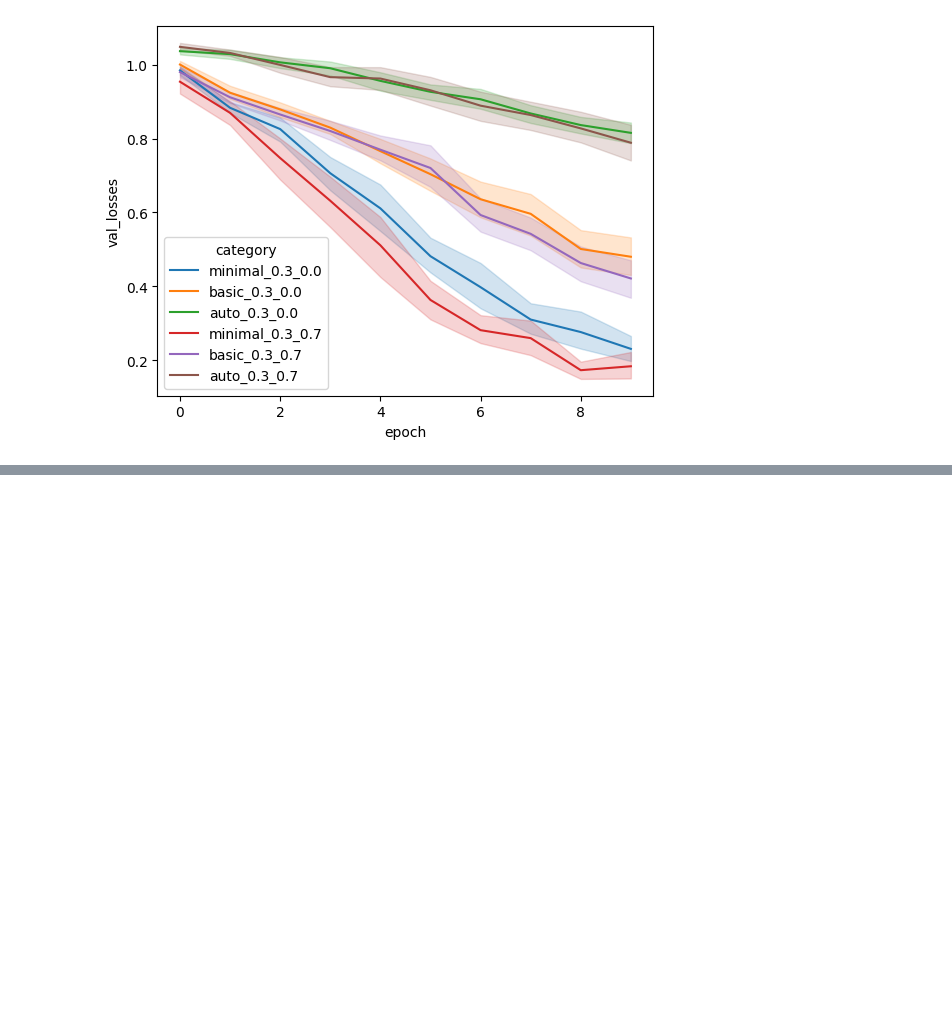
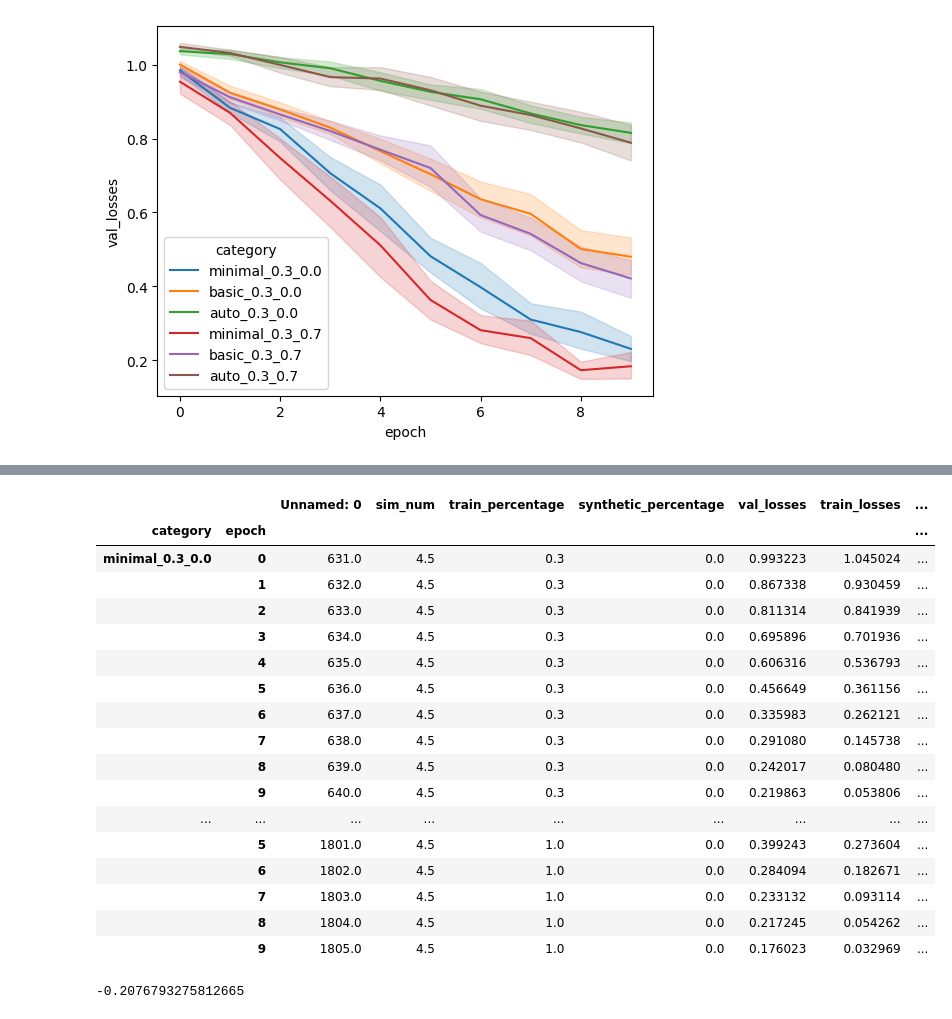
Before and after one commit to dan-kwon/MAS-thesis, a Jupyter notebook: convolutional_neural_network.ipynb, the cells around one changed output, grey strips where cells are left out. Saved outputs shown, nothing was run; the diff lists cells and outputs as text; code cells hidden in the pictures; blank space fills up the shorter version.

```diff
--- a/convolutional_neural_network.ipynb
+++ b/convolutional_neural_network.ipynb
@@ -225,0 +226,26 @@ sns.lineplot(
+# %%
+df_example = df_results[df_results['category'].isin([f'{transform_category}_1.0_0.0',f'{transform_category}_0.3_0.7',f'{transform_category}_0.3_0.0'])]
+df_example.groupby(['category','epoch']).median(numeric_only=True)
+# %% [output]
+|  |  | Unnamed: 0 | sim_num | train_percentage | synthetic_percentage | val_losses | train_losses | ... |
+| category | epoch |  |  |  |  |  |  | ... |
+| minimal_0.3_0.0 | 0 | 631.0 | 4.5 | 0.3 | 0.0 | 0.993223 | 1.045024 | ... |
+|  | 1 | 632.0 | 4.5 | 0.3 | 0.0 | 0.867338 | 0.930459 | ... |
+|  | 2 | 633.0 | 4.5 | 0.3 | 0.0 | 0.811314 | 0.841939 | ... |
+|  | 3 | 634.0 | 4.5 | 0.3 | 0.0 | 0.695896 | 0.701936 | ... |
+|  | 4 | 635.0 | 4.5 | 0.3 | 0.0 | 0.606316 | 0.536793 | ... |
+|  | 5 | 636.0 | 4.5 | 0.3 | 0.0 | 0.456649 | 0.361156 | ... |
+|  | 6 | 637.0 | 4.5 | 0.3 | 0.0 | 0.335983 | 0.262121 | ... |
+|  | 7 | 638.0 | 4.5 | 0.3 | 0.0 | 0.291080 | 0.145738 | ... |
+|  | 8 | 639.0 | 4.5 | 0.3 | 0.0 | 0.242017 | 0.080480 | ... |
+|  | 9 | 640.0 | 4.5 | 0.3 | 0.0 | 0.219863 | 0.053806 | ... |
+| ... | ... | ... | ... | ... | ... | ... | ... | ... |
+|  | 5 | 1801.0 | 4.5 | 1.0 | 0.0 | 0.399243 | 0.273604 | ... |
+|  | 6 | 1802.0 | 4.5 | 1.0 | 0.0 | 0.284094 | 0.182671 | ... |
+|  | 7 | 1803.0 | 4.5 | 1.0 | 0.0 | 0.233132 | 0.093114 | ... |
+|  | 8 | 1804.0 | 4.5 | 1.0 | 0.0 | 0.217245 | 0.054262 | ... |
+|  | 9 | 1805.0 | 4.5 | 1.0 | 0.0 | 0.176023 | 0.032969 | ... |
+# %%
+0.174202/0.219863-1
+# %% [output]
+-0.2076793275812665
```
Also changed, not shown: parts of 1 cell of this notebook.
